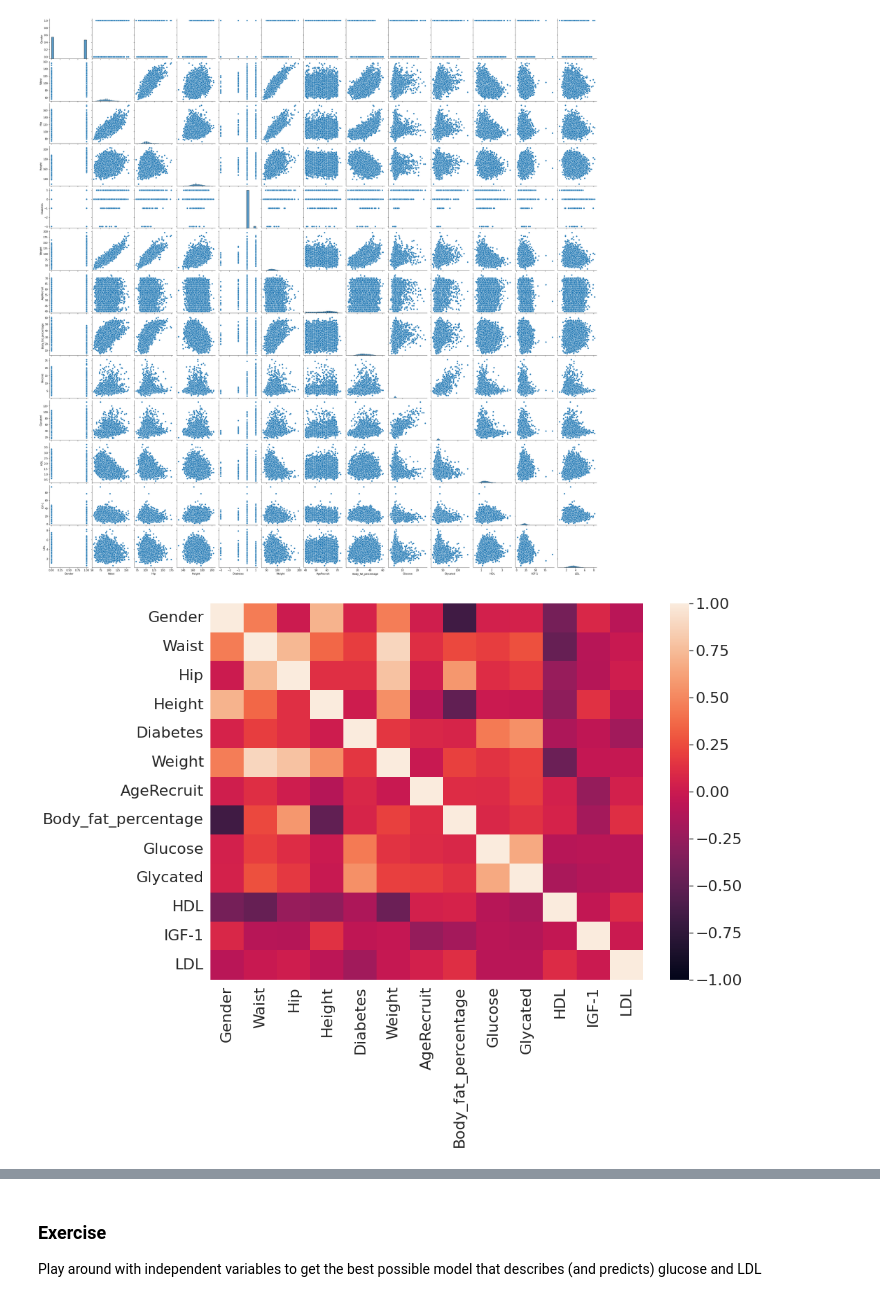
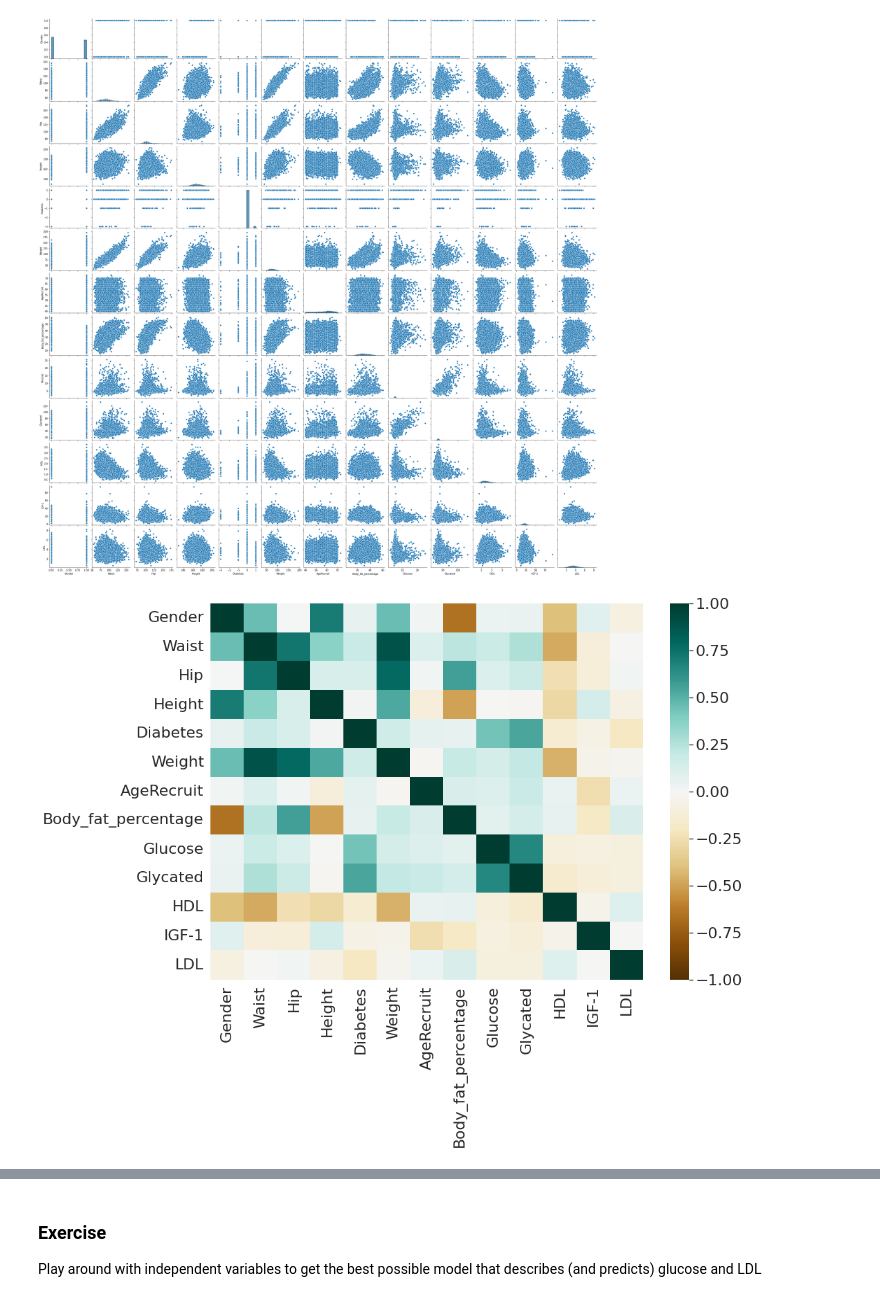
Before and after one commit to JulianOrti/Big-Data-, a Jupyter notebook: Week_06/09_LinearModels_part1.ipynb, the cells around one changed output, grey strips where cells are left out. Drawn from its saved outputs; the diff is of its cells as text; code cells hidden in the pictures.

```diff
--- a/Week_06/09_LinearModels_part1.ipynb
+++ b/Week_06/09_LinearModels_part1.ipynb
@@ -237,11 +276,11 @@ sns.pairplot(df.select_dtypes(exclude = 'int64'))
 # %%
 import seaborn as sns
 # Plot heatmap for feature correlation
 plt.figure(figsize = (14,10))
 sns.set(font_scale = 2)
-s = sns.heatmap(df.select_dtypes(exclude = 'int64').corr(), vmin=-1, vmax=1)
+s = sns.heatmap(df.select_dtypes(exclude = 'int64').corr(), vmin=-1, vmax=1, cmap='BrBG')
 # %% [output]
-[figure, old version]
+[figure, new version]
 # %%
 # importing module
 import statsmodels.api as sm
```
Also changed, not shown: parts of 15 cells of this notebook.
